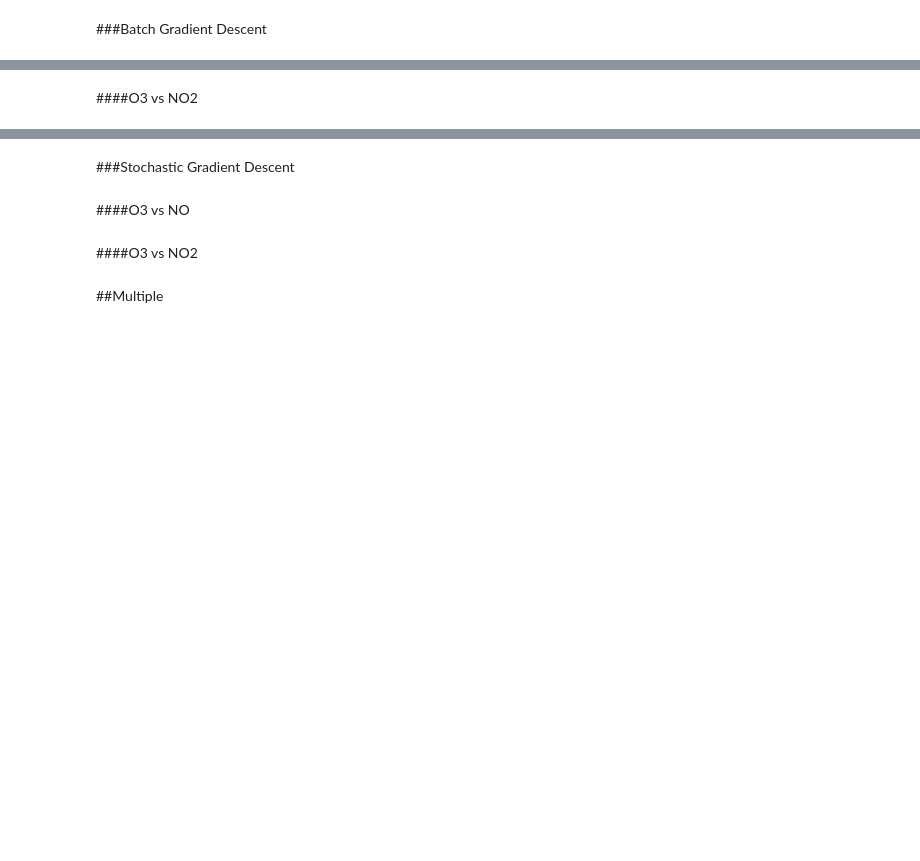
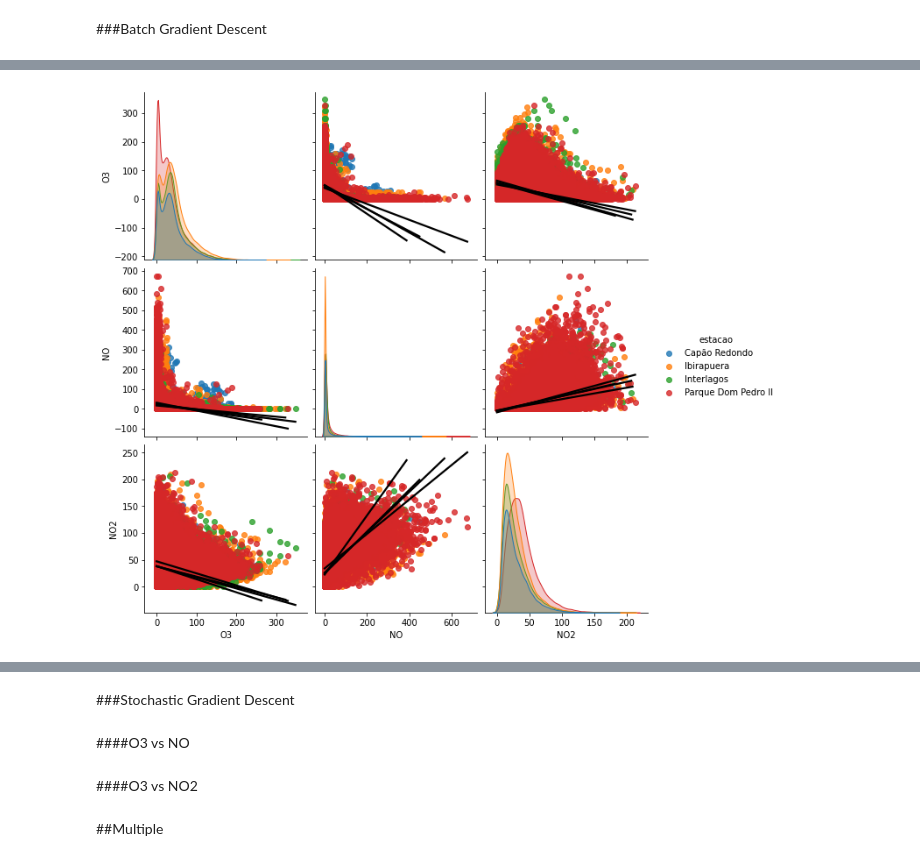
Before and after one commit to antoniogss/air_quality, a Jupyter notebook: graphs.ipynb, the cells around one changed output, grey strips where cells are left out. Drawn from its saved outputs; the diff is of its cells as text; code cells hidden in the pictures; blank space fills up the shorter version.

Commit message:
final pairplot

```diff
--- a/graphs.ipynb
+++ b/graphs.ipynb
@@ -113,7 +107,0 @@ df.shape
-# %%
-df.dropna(subset = ['O3', 'NO', 'NO2'],
-          how = 'all',
-          inplace = True
-          )
-
-df.shape
@@ -1439,2 +1368,0 @@ KeyboardInterrupt: ignored
-# %% [markdown]
-####O3 vs NO2
@@ -1471,0 +1369,11 @@ KeyboardInterrupt: ignored
+# %%
+sns.pairplot( df[cols],
+              diag_kind = 'kde',
+              kind = 'reg',
+              hue = 'estacao',
+              plot_kws = {'ci': None,
+                          'line_kws':{'color':'black'}},
+              height = 3
+            );
+# %% [output]
+[figure, added]
```
Also changed, not shown: parts of 17 cells of this notebook.
